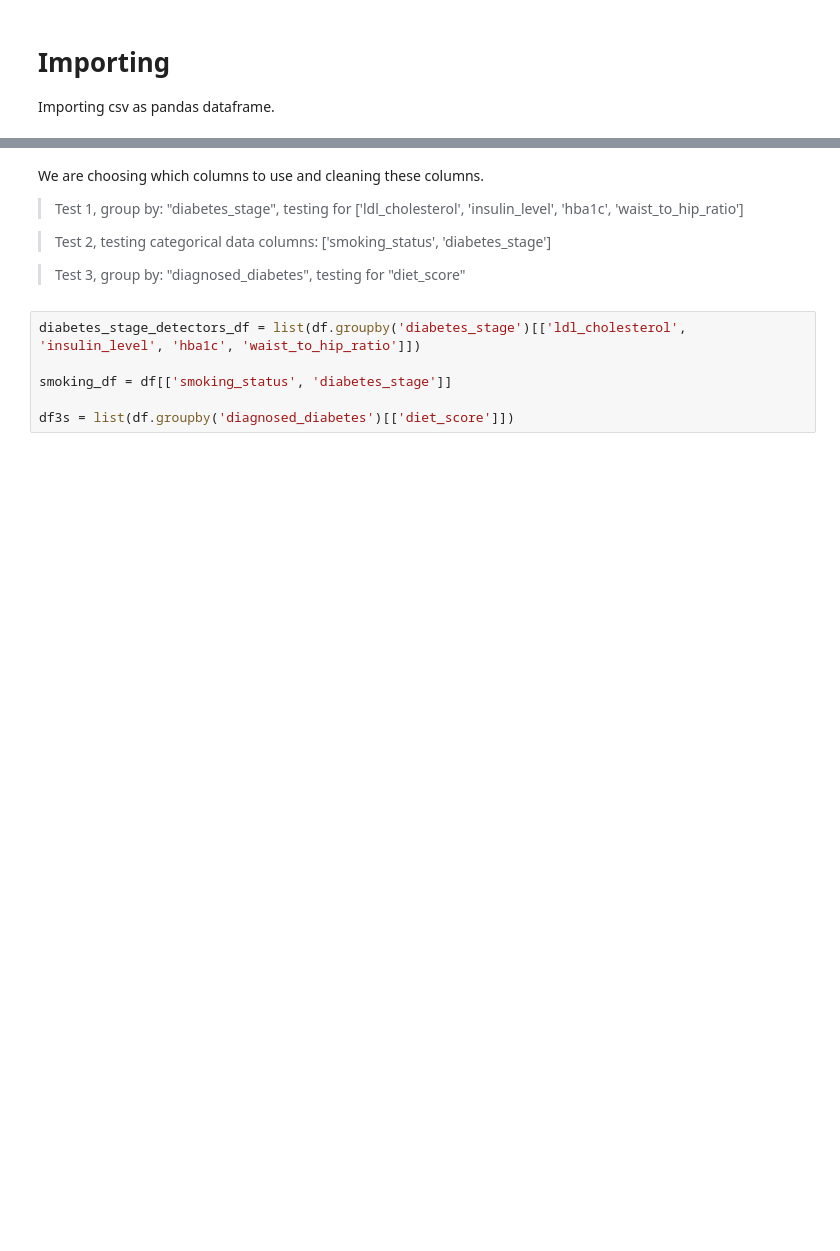
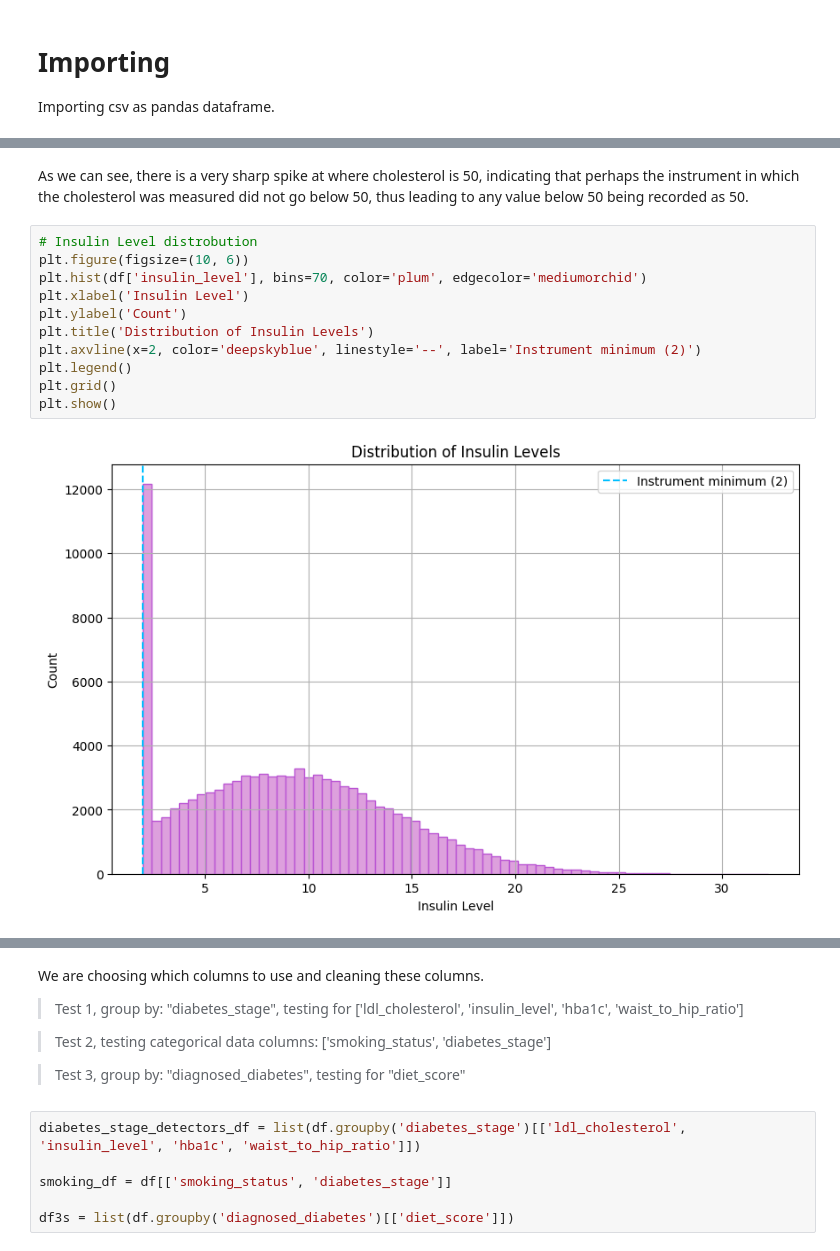
Before and after one commit to XaelZeph/CMSC320_FinalProject, a Jupyter notebook: PreprocessingAndAnalysis.ipynb, the cells around one changed output, grey strips where cells are left out. Drawn from its saved outputs; the diff is of its cells as text; blank space fills up the shorter version.

```diff
--- a/PreprocessingAndAnalysis.ipynb
+++ b/PreprocessingAndAnalysis.ipynb
@@ -17,0 +48,15 @@ We believe that there are boundary conditions for the Ldl Cholesterol and Insuli
+# %% [markdown]
+As we can see, there is a very sharp spike at where cholesterol is 50, indicating that perhaps the instrument in which the cholesterol was measured did not go below 50, thus leading to any value below 50 being recorded as 50.
+# %%
+# Insulin Level distrobution
+plt.figure(figsize=(10, 6))
+plt.hist(df['insulin_level'], bins=70, color='plum', edgecolor='mediumorchid')
+plt.xlabel('Insulin Level')
+plt.ylabel('Count')
+plt.title('Distribution of Insulin Levels')
+plt.axvline(x=2, color='deepskyblue', linestyle='--', label='Instrument minimum (2)')
+plt.legend()
+plt.grid()
+plt.show()
+# %% [output]
+[figure, added]
```
Also changed, not shown: parts of 48 cells of this notebook.
